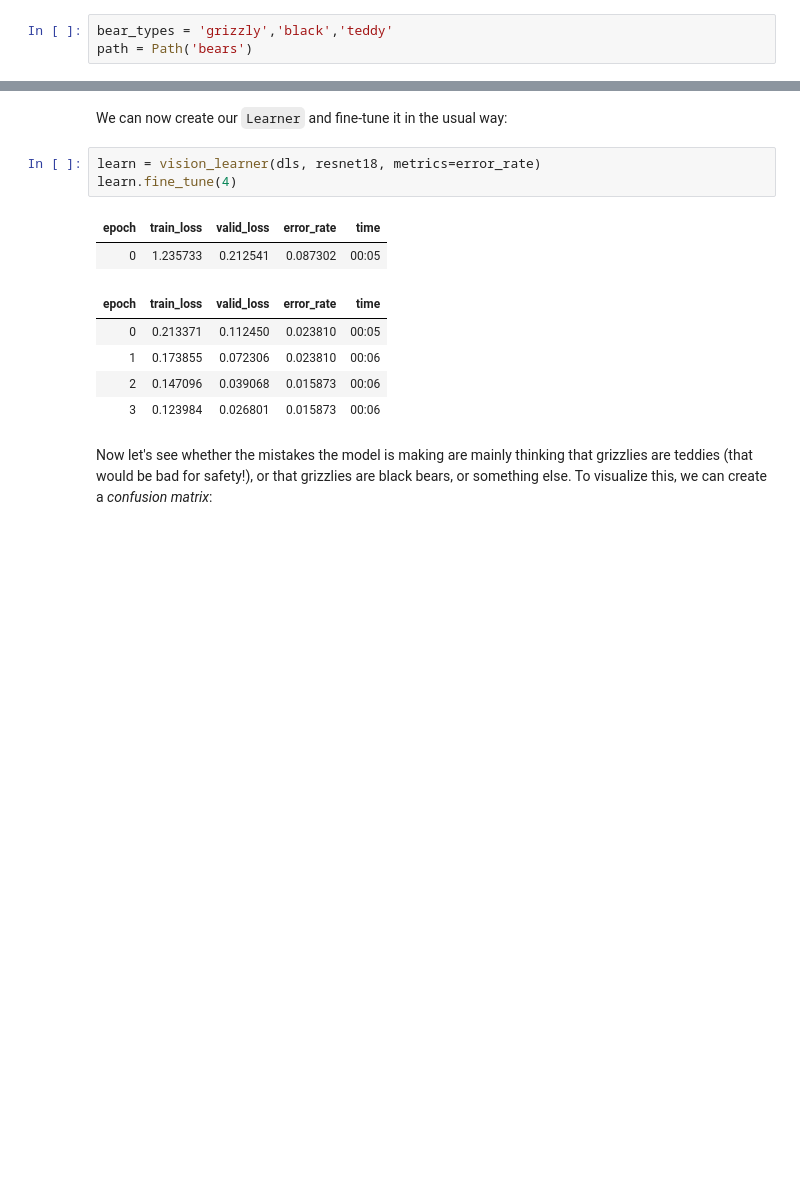
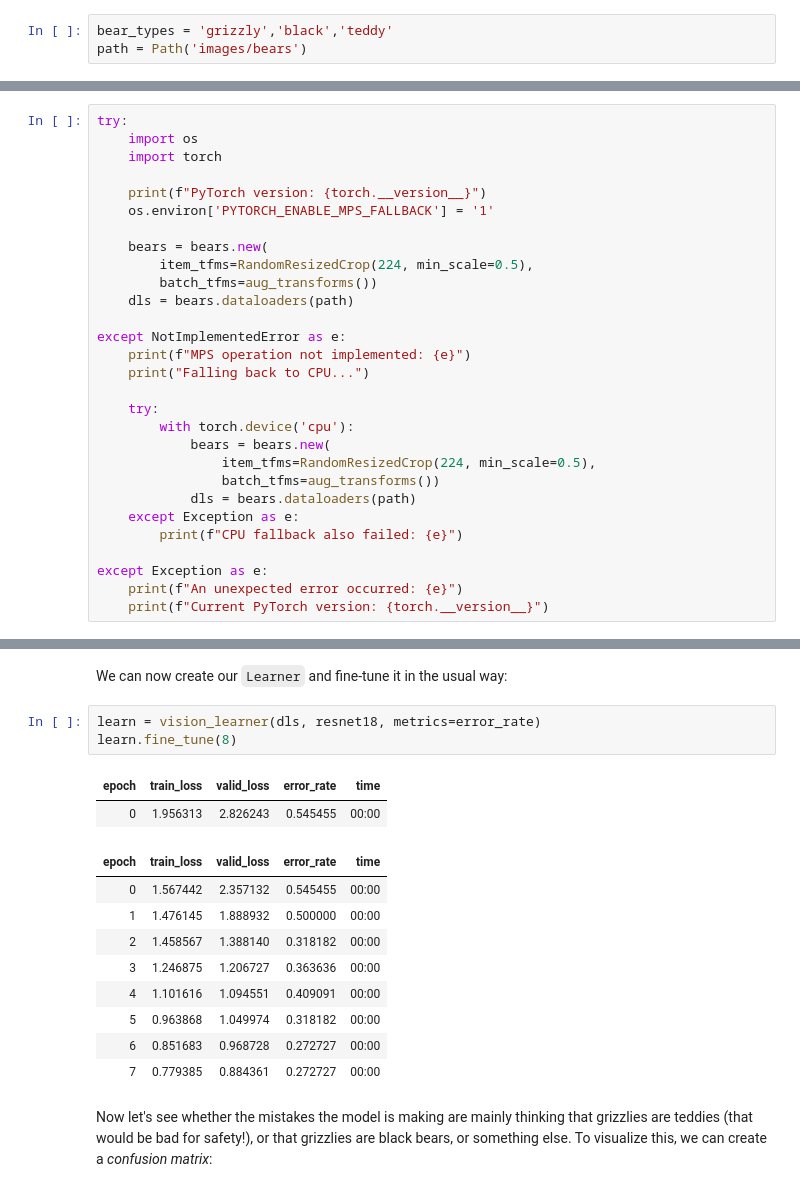
Before and after one commit to ghiret/fastbook, a Jupyter notebook: 02_production.ipynb, the cells around one changed output, grey strips where cells are left out. Drawn from its saved outputs; the diff is of its cells as text; blank space fills up the shorter version.

```diff
--- a/02_production.ipynb
+++ b/02_production.ipynb
@@ -161,5 +177,5 @@ im.to_thumb(128,128)
 This seems to have worked nicely, so let's use fastai's `download_images` to download all the URLs for each of our search terms. We'll put each in a separate folder:
 # %%
 bear_types = 'grizzly','black','teddy'
-path = Path('bears')
+path = Path('images/bears')
 # %%
@@ -364,0 +399,29 @@ dls = bears.dataloaders(path)
+# %%
+try:
+    import os
+    import torch
+
+    print(f"PyTorch version: {torch.__version__}")
+    os.environ['PYTORCH_ENABLE_MPS_FALLBACK'] = '1'
+
+    bears = bears.new(
+        item_tfms=RandomResizedCrop(224, min_scale=0.5),
+        batch_tfms=aug_transforms())
+    dls = bears.dataloaders(path)
+
+except NotImplementedError as e:
+    print(f"MPS operation not implemented: {e}")
+    print("Falling back to CPU...")
+
+    try:
+        with torch.device('cpu'):
+            bears = bears.new(
+                item_tfms=RandomResizedCrop(224, min_scale=0.5),
+                batch_tfms=aug_transforms())
+            dls = bears.dataloaders(path)
+    except Exception as e:
+        print(f"CPU fallback also failed: {e}")
+
+except Exception as e:
+    print(f"An unexpected error occurred: {e}")
+    print(f"Current PyTorch version: {torch.__version__}")
@@ -366,15 +436,19 @@ dls = bears.dataloaders(path)
 We can now create our `Learner` and fine-tune it in the usual way:
 # %%
 learn = vision_learner(dls, resnet18, metrics=error_rate)
-learn.fine_tune(4)
+learn.fine_tune(8)
 # %% [output]
 | epoch | train_loss | valid_loss | error_rate | time |
-| 0 | 1.235733 | 0.212541 | 0.087302 | 00:05 |
+| 0 | 1.956313 | 2.826243 | 0.545455 | 00:00 |
 | epoch | train_loss | valid_loss | error_rate | time |
-| 0 | 0.213371 | 0.112450 | 0.023810 | 00:05 |
-| 1 | 0.173855 | 0.072306 | 0.023810 | 00:06 |
-| 2 | 0.147096 | 0.039068 | 0.015873 | 00:06 |
-| 3 | 0.123984 | 0.026801 | 0.015873 | 00:06 |
+| 0 | 1.567442 | 2.357132 | 0.545455 | 00:00 |
+| 1 | 1.476145 | 1.888932 | 0.500000 | 00:00 |
+| 2 | 1.458567 | 1.388140 | 0.318182 | 00:00 |
+| 3 | 1.246875 | 1.206727 | 0.363636 | 00:00 |
+| 4 | 1.101616 | 1.094551 | 0.409091 | 00:00 |
+| 5 | 0.963868 | 1.049974 | 0.318182 | 00:00 |
+| 6 | 0.851683 | 0.968728 | 0.272727 | 00:00 |
+| 7 | 0.779385 | 0.884361 | 0.272727 | 00:00 |
 # %% [markdown]
 Now let's see whether the mistakes the model is making are mainly thinking that grizzlies are teddies (that would be bad for safety!), or that grizzlies are black bears, or something else. To visualize this, we can create a *confusion matrix*:
 # %%
```
Also changed, not shown: parts of 35 cells of this notebook, 4 other files.
